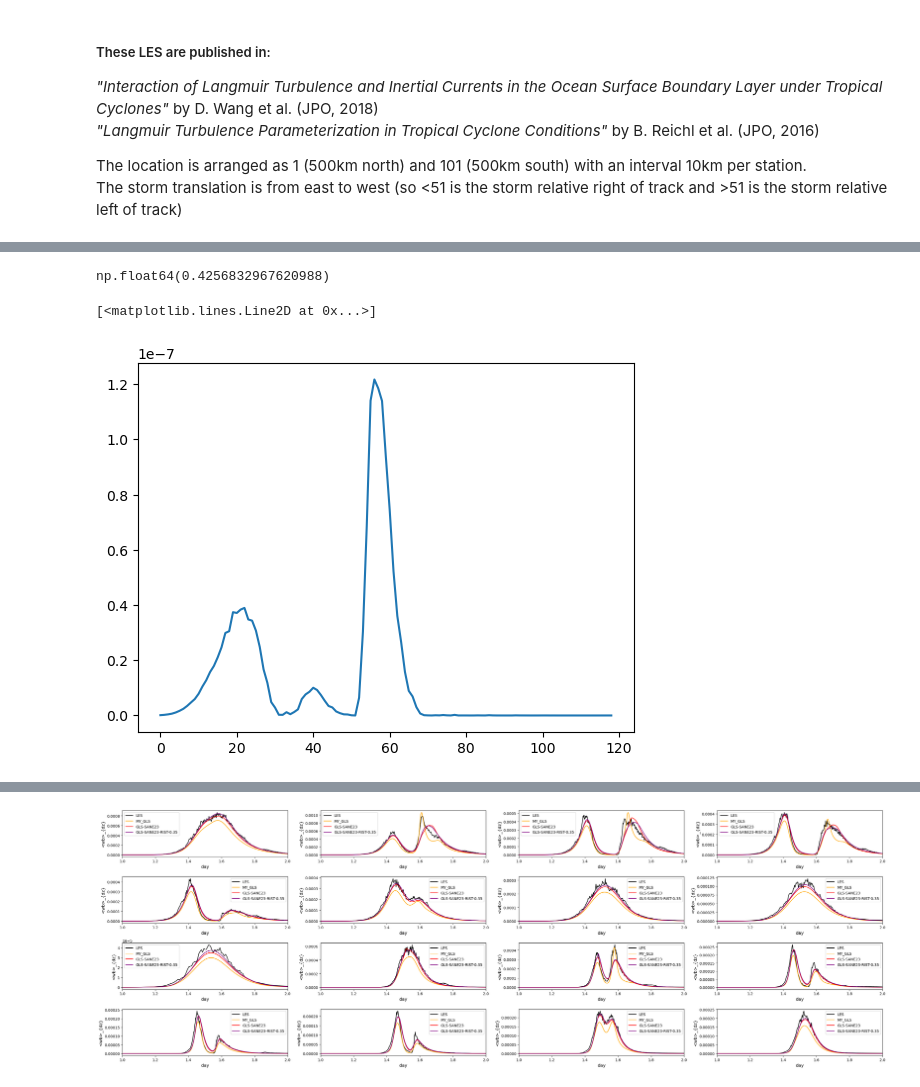
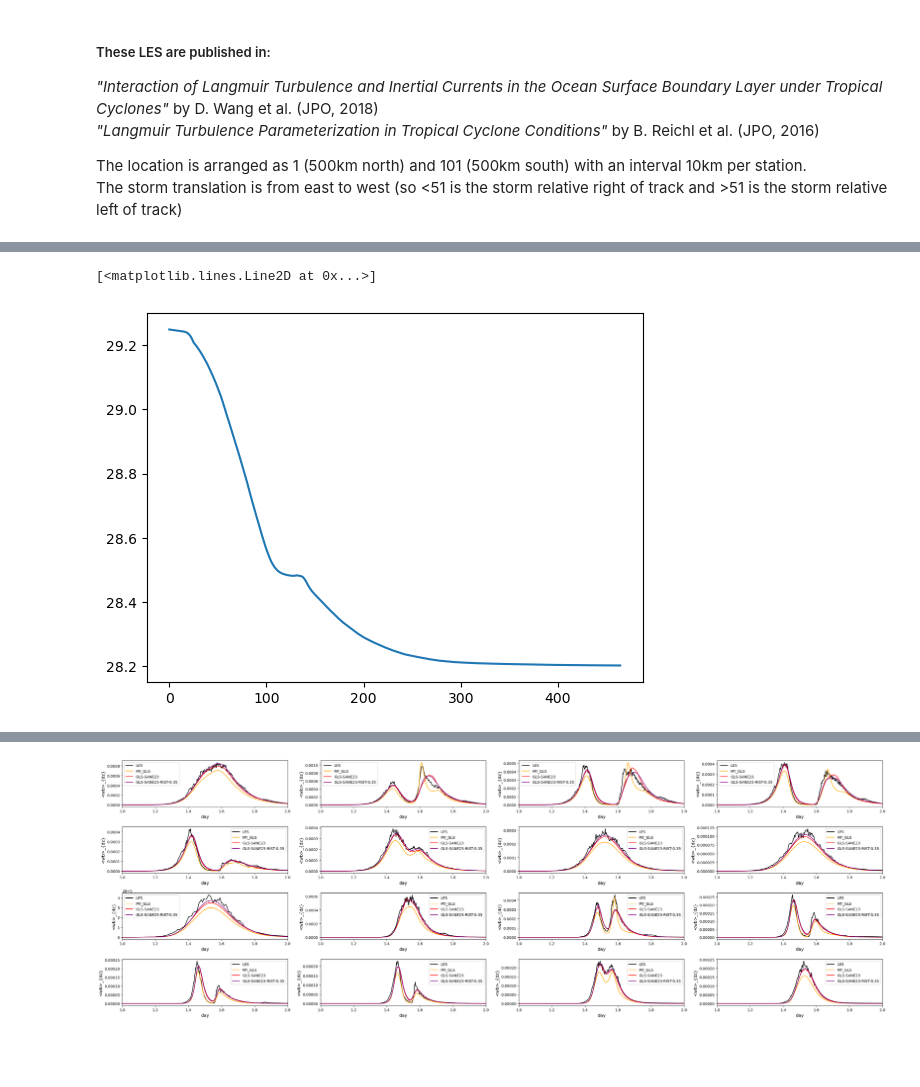
Before and after one commit to mrozowskamartaa/MOM6_SCM_Hurr, a Jupyter notebook: analysis/Compare_MOM_to_LES.ipynb, the cells around one changed output, grey strips where cells are left out. Saved outputs shown, nothing was run; the diff lists cells and outputs as text; code cells hidden in the pictures; blank space fills up the shorter version.

```diff
--- a/analysis/Compare_MOM_to_LES.ipynb
+++ b/analysis/Compare_MOM_to_LES.ipynb
@@ -83,11 +83,15 @@ no_langmuir_cases = [i for i in range(31, 51)]
 mom_Y0s = [i for i in range(-12,2,2)] + [1,3,5]
 locations = [46, 48, 50] + [i for i in range(51,63,2)] + [71]
 
-langmuir_cases_dict = {i: {'loc': loc, 'Y0': Y0, 'wind_mag': '05'} for i, loc, Y0 in zip(langmuir_cases[:10], locations, mom_Y0s[::-1])}
-langmuir_cases_dict.update({i: {'loc': loc, 'Y0': Y0, 'wind_mag': '10'} for i, loc, Y0 in zip(langmuir_cases[10:], locations, mom_Y0s[::-1])})
+langmuir_cases_dict = {i: {'loc': loc, 'Y0': Y0, 'wind_mag': '05'}
+                       for i, loc, Y0 in zip(langmuir_cases[:10], locations, mom_Y0s[::-1])}
+langmuir_cases_dict.update({i: {'loc': loc, 'Y0': Y0, 'wind_mag': '10'}
+                            for i, loc, Y0 in zip(langmuir_cases[10:], locations, mom_Y0s[::-1])})
 
-no_langmuir_cases_dict = {i: {'loc': loc, 'Y0': Y0, 'wind_mag': '05'} for i, loc, Y0 in zip(no_langmuir_cases[:10], locations, mom_Y0s[::-1])}
-no_langmuir_cases_dict.update({i: {'loc': loc, 'Y0': Y0, 'wind_mag': '10'} for i, loc, Y0 in zip(no_langmuir_cases[10:], locations, mom_Y0s[::-1])})
+no_langmuir_cases_dict = {i: {'loc': loc, 'Y0': Y0, 'wind_mag': '05'}
+                          for i, loc, Y0 in zip(no_langmuir_cases[:10], locations, mom_Y0s[::-1])}
+no_langmuir_cases_dict.update({i: {'loc': loc, 'Y0': Y0, 'wind_mag': '10'}
+                               for i, loc, Y0 in zip(no_langmuir_cases[10:], locations, mom_Y0s[::-1])})
 
 # clean for cases that are not used
 for i in [29, 30, 60, 61]:
@@ -155,5 +163,5 @@ if all_per_type:
 else:
     case_index_list = [41]
 # %%
-case = case_index_list[11]
+case = case_index_list[4]
 # %%
@@ -165 +175,9 @@ test_ds_mom = MOMDataRetriever().retreive_data(
+# %%
+les_data_retreiver = LESDataRetriever(
+    case_name=les_cases_dict[type_][case],
+    exp_name="",
+    case_dir=LES_dirs
+)
+
+test_ds_les = les_data_retreiver.retreive_data()
 # %%
@@ -171,6 +190,0 @@ test_ds_gotm = GOTMDataRetriever().retreive_data(
-# %%
-test_ds_les = LESDataRetriever().retreive_data(
-    case_name=les_cases_dict[type_][case],
-    exp_name="",
-    case_dir=LES_dirs
-)
@@ -219,9 +191,5 @@ plt.savefig(f"figures/case_{case}_M_timeseries_MOM-LES.png", dpi=300)
-# %%
-np.sqrt(np.mean((data1_interp[day_2_mask]-data2[day_2_mask])**2)) / (max(data2[day_2_mask])-min(data2[day_2_mask]))
-# %% [output]
-np.float64(0.4256832967620988)
-# %%
-plt.plot((data1_interp[day_2_mask]-data2[day_2_mask])**2)
-# %% [output]
-[<matplotlib.lines.Line2D at 0x...>]
-[figure, removed]
+# %%
+plt.plot(test_ds_les['temp'][np.where(test_ds_les['z'] == 10.)[0][0]])
+# %% [output]
+[<matplotlib.lines.Line2D at 0x...>]
+[figure, added]
```
Also changed, not shown: parts of 22 cells of this notebook, 2 other files.
